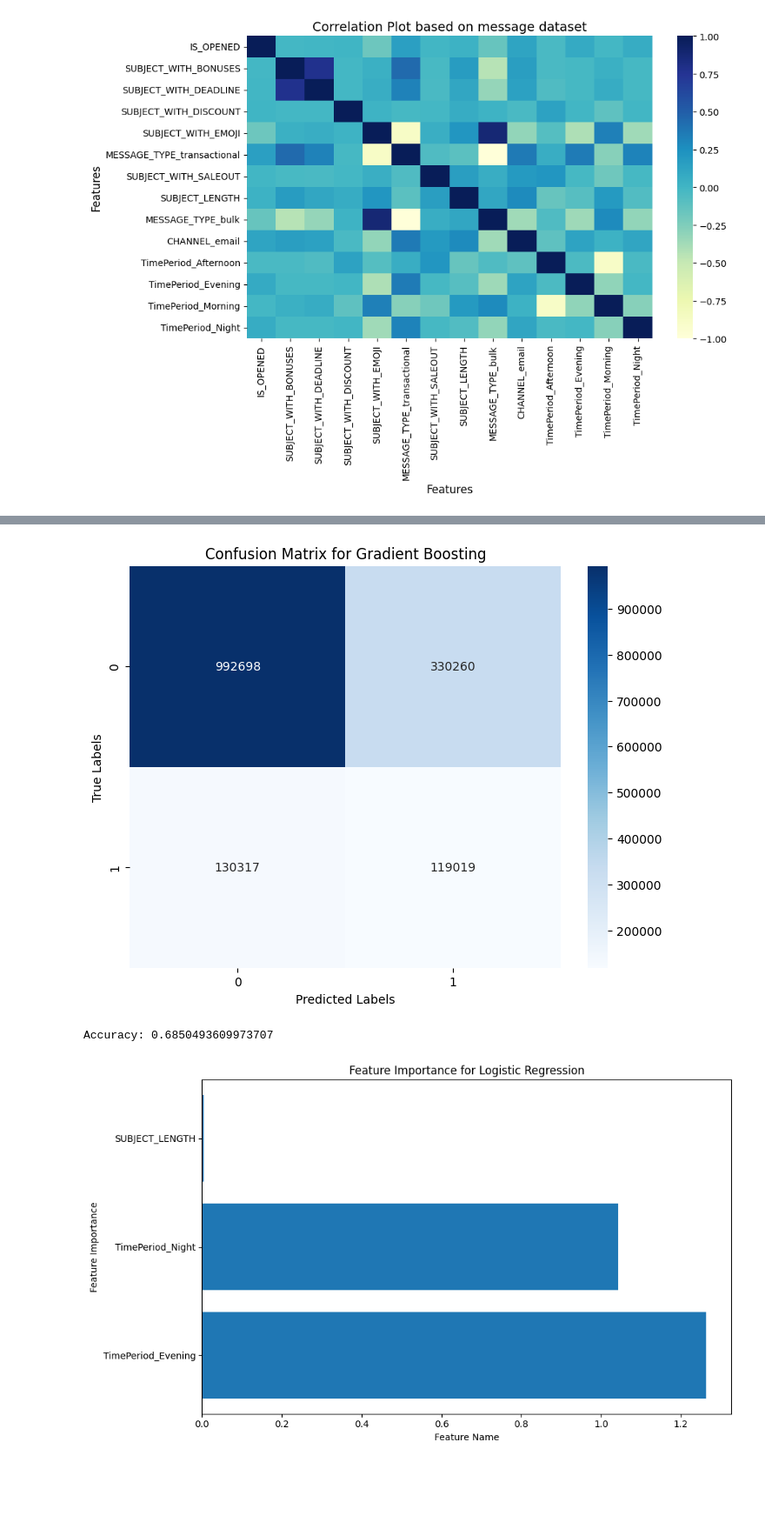
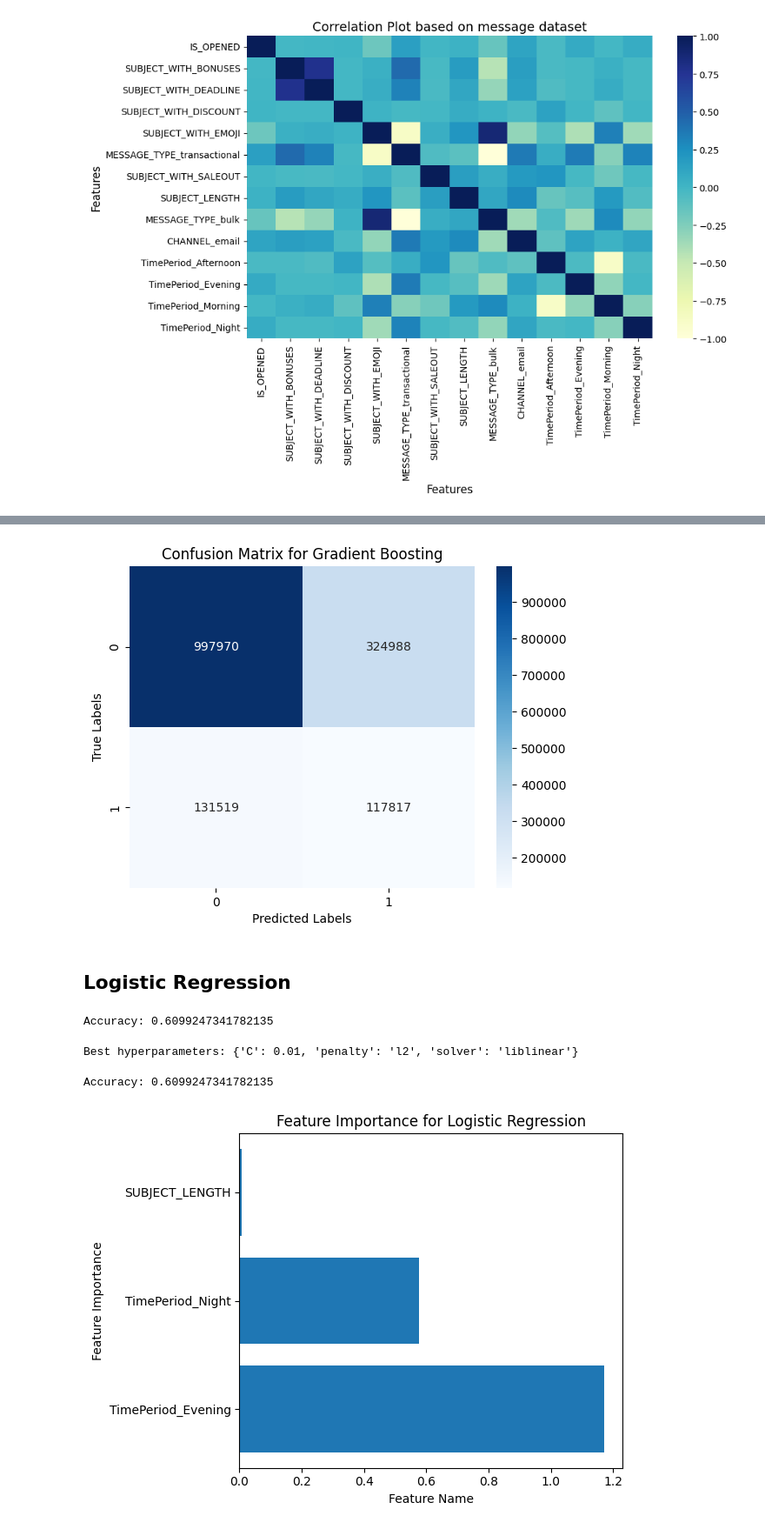
Before and after one commit to enggabhishek/message-distribution-analysis, a Jupyter notebook: Predictive_Analysis.ipynb, the cells around one changed output, grey strips where cells are left out. Shown: that part at 87% size. Saved outputs shown, nothing was run; the diff lists cells and outputs as text; code cells hidden in the pictures; blank space fills up the shorter version.

```diff
--- a/Predictive_Analysis.ipynb
+++ b/Predictive_Analysis.ipynb
@@ -341,0 +536,13 @@ Accuracy Score(Gradient Boosting Model): 0.707066871717376
+# %%
+#===============================Gradient Boosting Model after applying Hyper parameter Tuning============================
+gbm = GradientBoostingClassifier(n_estimators=best_params['n_estimators'], learning_rate=best_params['learning_rate'], max_depth=best_params['max_depth'], min_samples_split=best_params['min_samples_split'], min_samples_leaf=best_params['min_samples_leaf'], subsample= best_params['subsample'])
+gbm.fit(X_train_smote, y_train_smote)
+
+# Make predictions on the test set
+y_pred_gbm = gbm.predict(X_test)
+
+# Evaluate the model
+accuracy = accuracy_score(y_test, y_pred_gbm)
+accuracies.append(['Gradient Boosting Classifier', accuracy])
+print("Accuracy Score(Gradient Boosting Model):", accuracy)
+#=======================================================================================================================
@@ -401,7 +622,6 @@ plt.show()
 # %%
 #===========================Confusion Matrix with Gradient Boosting===========================
 cm = confusion_matrix(y_test, y_pred_gbm)
-plt.figure(figsize=(8, 6))
 sns.heatmap(cm, annot=True, fmt='d', cmap='Blues')
 plt.xlabel('Predicted Labels')
 plt.ylabel('True Labels')
@@ -409,10 +629,12 @@ plt.title('Confusion Matrix for Gradient Boosting')
 plt.show()
 #==============================================================================================
 # %% [output]
-[figure, old version]
+[figure, new version]
+# %% [markdown]
+## Logistic Regression
 # %%
 #===============================Logistic Regression after applying SMOTE===================================
-clf_LR = LogisticRegression()
+clf_LR = LogisticRegression(max_iter = 10000)
 
 # Fitting the classifier to the training data
 clf_LR.fit(X_train_smote, y_train_smote)
@@ -422,30 +644,55 @@ y_pred_LR = clf_LR.predict(X_test)
 
 # Evaluating the accuracy of the model
 accuracy_LR = accuracy_score(y_test, y_pred_LR)
+accuracies.append(['Logistic Regression', accuracy_LR])
 print("Accuracy:", accuracy_LR)
 #=========================================================================================================
 # %% [output]
-Accuracy: 0.6850493609973707
+Accuracy: 0.6099247341782135
+# %%
+#============================Hyper-parameter tuning for Logistic Regression==============================
+param_grid = { 'C': [0.001, 0.01, 0.1, 1, 10, 100],'penalty': ['l2'], 'solver': ['newton-cg', 'lbfgs', 'liblinear', 'sag', 'saga']}
+grid_search = GridSearchCV(clf_LR, param_grid, cv=5, verbose=0 ,scoring='accuracy')
+grid_search.fit(X_train_smote, y_train_smote)
+best_params = grid_search.best_params_
+print(f"Best hyperparameters: {best_params}")
+#=======================================================================================================
+# %% [output]
+Best hyperparameters: {'C': 0.01, 'penalty': 'l2', 'solver': 'liblinear'}
+# %%
+#===============================Logistic Regression Model after applying Hyper parameter Tuning============================
+clf_LR = LogisticRegression(C=best_params['C'], penalty=best_params['penalty'], solver = best_params['solver'])
+
+# Fitting the classifier to the training data
+clf_LR.fit(X_train_smote, y_train_smote)
+
+# Making predictions on the testing data
+y_pred_LR = clf_LR.predict(X_test)
+
+# Evaluating the accuracy of the model
+accuracy_LR = accuracy_score(y_test, y_pred_LR)
+print("Accuracy:", accuracy_LR)
+# %% [output]
+Accuracy: 0.6099247341782135
 # %%
 #======================Feature Importance based on Logistic Regression======================================
 coefficients = clf_LR.coef_[0]
 
 # Sort the coefficients by absolute value
 sorted_coefficients = sorted(zip(X.columns, coefficients), key=lambda x: abs(x[1]), reverse=True)
 
 # Create the feature importance graph
 feature_names = [x[0] for x in sorted_coefficients]
 feature_importances = [abs(x[1]) for x in sorted_coefficients]
-plt.figure(figsize=(10, 6))
 plt.barh(feature_names,feature_importances)
 plt.xlabel('Feature Name')
 plt.ylabel('Feature Importance')
 plt.title('Feature Importance for Logistic Regression')
 plt.tight_layout()
 plt.show()
 #==========================================================================================================
 # %% [output]
-[figure, old version]
+[figure, new version]
 # %%
 #====================================Logistic Regression Classification Report===============
 report_LR = classification_report(y_test, y_pred_LR)
```
Also changed, not shown: parts of 47 cells of this notebook.
